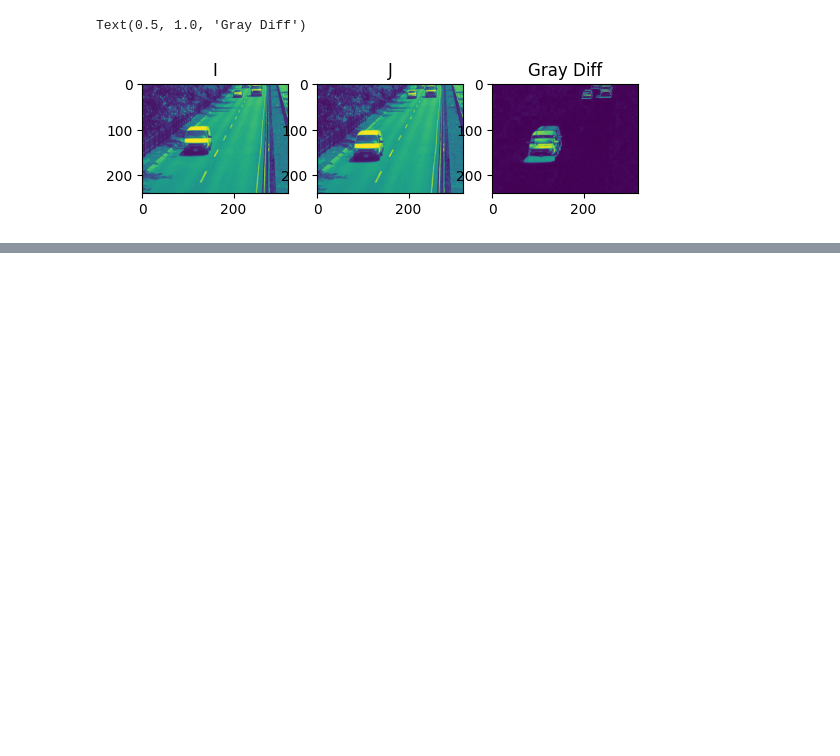
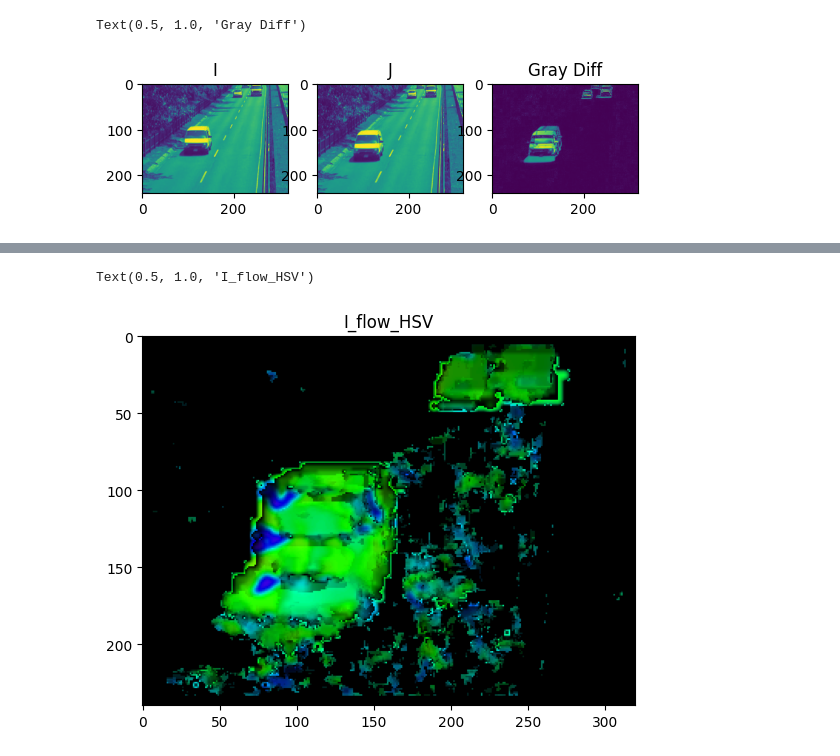
Before and after one commit to jrosa02/ZAW-2025S, a Jupyter notebook: lab04_of/main.ipynb, the cells around one changed output, grey strips where cells are left out. Drawn from its saved outputs; the diff is of its cells as text; code cells hidden in the pictures; blank space fills up the shorter version.

```diff
--- a/lab04_of/main.ipynb
+++ b/lab04_of/main.ipynb
@@ -51,0 +181,12 @@ block_method(I, J)
+# %%
+I_flow = optfl.piramid_block(I, J, maxscale=3)
+# %%
+I_flow_HSV = optfl.calcHSV(I_flow)
+
+I_flow_HSV = cv2.cvtColor(I_flow_HSV, cv2.COLOR_HSV2BGR)
+fig, axes = plt.subplots()
+axes.imshow(I_flow_HSV)
+axes.set_title("I_flow_HSV")
+# %% [output]
+Text(0.5, 1.0, 'I_flow_HSV')
+[figure, added]
```
Also changed, not shown: parts of 7 cells of this notebook, 2 other files.
